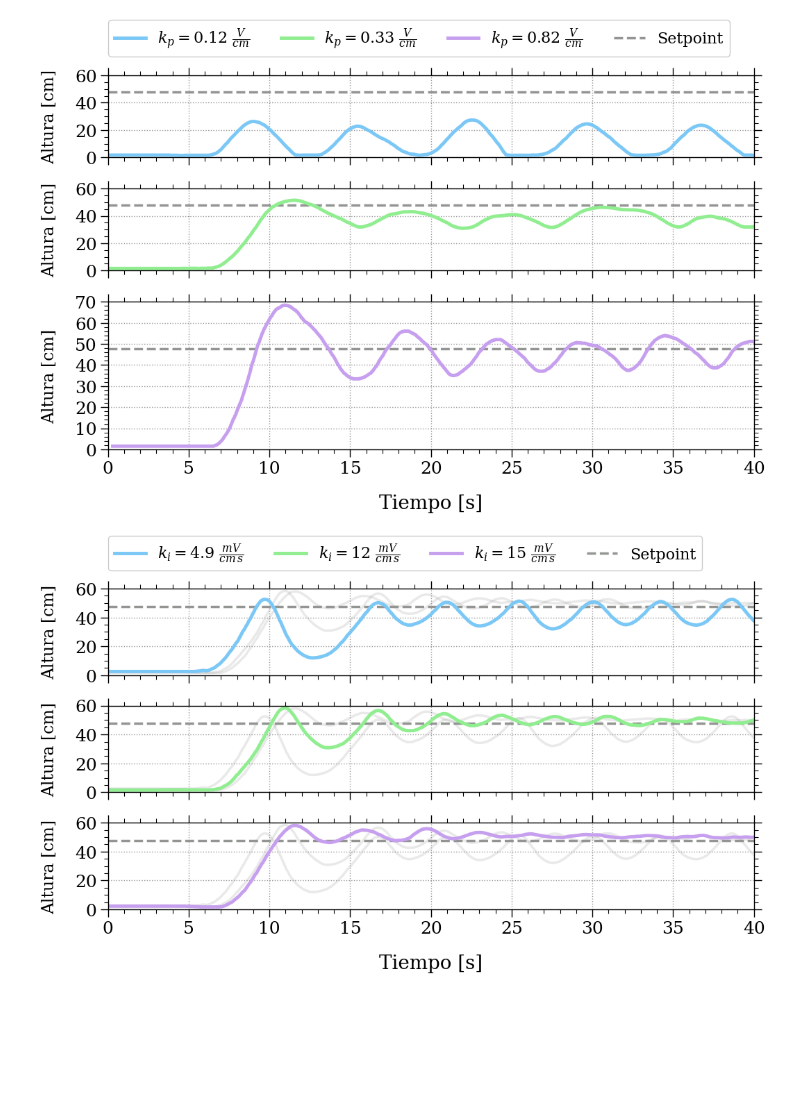
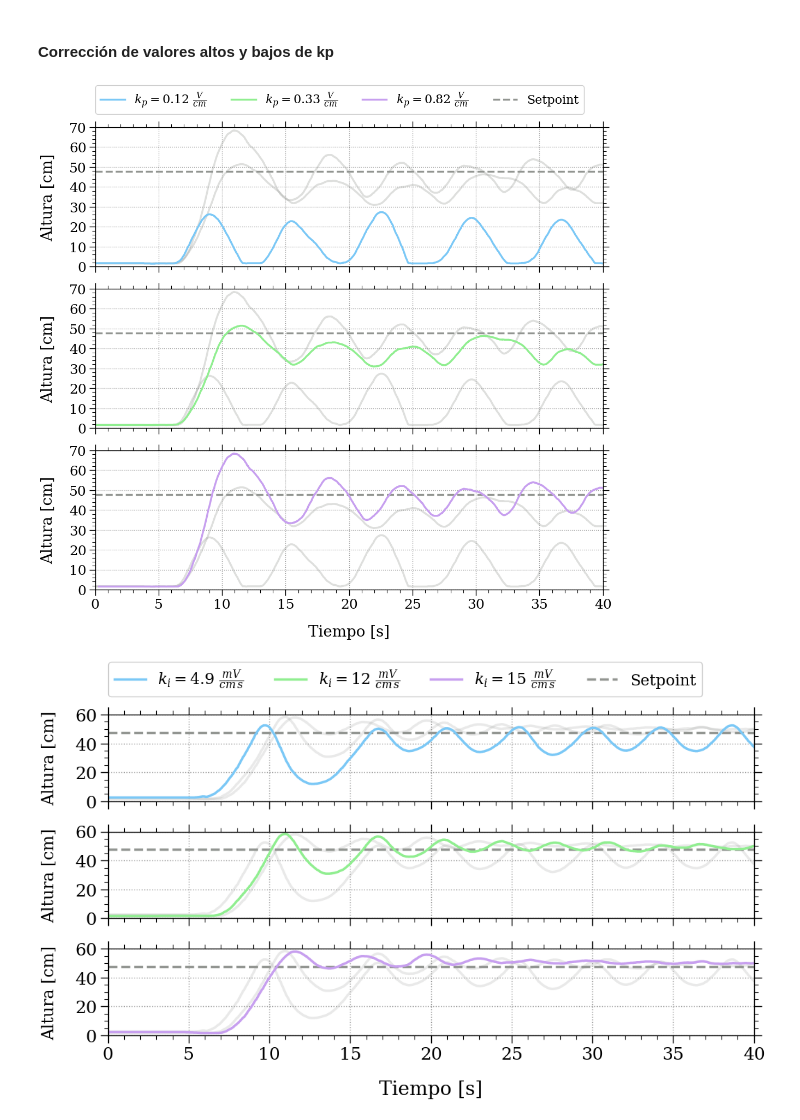
Before and after one commit to Martin-Palomeque/PID, a Jupyter notebook: Entregas/figuras_informe.ipynb, the cells around one changed output. Cells and saved outputs as stored; diff of their text form; code cells hidden in the pictures; blank space fills up the shorter version.

Commit message:
Revert "correcciones a figuras informe"

```diff
--- a/Entregas/figuras_informe.ipynb
+++ b/Entregas/figuras_informe.ipynb
@@ -255,3 +443,5 @@ Setpoint real: 48.94204
+# %% [markdown]
+#### Corrección de valores altos y bajos de kp
 # %%
 df = pd.read_csv(fr'..\Mediciones\Clase 3\PID\PID-2-0-0-barrido.csv')
 t2 = df['Time'].values + 3.9
@@ -262,58 +452,51 @@ h2 = np.insert(h2, 0, h2[0])
 df = pd.read_csv(fr'..\Mediciones\Clase 3\PID\PID-0.7-0-0-barrido.csv')
 t07 = df['Time'].values + 0.1
 h07 = px2d(df['Position'].values)
 
 df = pd.read_csv(fr'..\Mediciones\Clase 2\crtl_P_Kp5min2.csv', header=None, names=['Time', 'Position', 'P'])
 t5 = df['Time'].values - 1.8
 h5 = px2d(df['Position'].values)*1.46 + h2[0]
 
 
-fig, ax = plt.subplots(3, 1, sharex=True, figsize=(12, 7), gridspec_kw={'height_ratios': [1, 1, 1.8]})
+fig, ax = plt.subplots(3, 1, sharex=True, figsize=(12, 11))
 axtop, axmed, axbot = ax
 axbot.set_xlabel('Tiempo [s]')
-axtop.set_ylim(0,60)
-axmed.set_ylim(0,60)
-axbot.set_ylim(0,70)
-axtop.set_yticks(range(0, 61, 20))
-axmed.set_yticks(range(0, 61, 20))
-axbot.set_yticks(range(0, 71, 10))
 
 # Top
 axtop.axhline(px2d(400), c='C9', ls='--')
-# axtop.plot(t5, h5, c='C9', alpha=0.3)
-# axtop.plot(t2, h2, c='C9', alpha=0.3)
-axtop.plot(t07, h07, lw=lw_main, label=r'$k_p = 0.12 \ \frac{V}{cm}$', c='C1')
+axtop.plot(t5, h5, c='C9', alpha=0.3)
+axtop.plot(t2, h2, c='C9', alpha=0.3)
+axtop.plot(t07, h07, label=r'$k_p = 0.12 \ \frac{V}{cm}$', c='C1')
 
 # Med
 
 axmed.axhline(px2d(400), c='C9', ls='--')
-# axmed.plot(t07, h07,  c='C9', alpha=0.3)
-# axmed.plot(t5, h5, c='C9', alpha=0.3)
-axmed.plot(t2, h2, lw=lw_main, label=r'$k_p = 0.33 \ \frac{V}{cm}$', c='C0')
+axmed.plot(t07, h07,  c='C9', alpha=0.3)
+axmed.plot(t5, h5, c='C9', alpha=0.3)
+axmed.plot(t2, h2, label=r'$k_p = 0.33 \ \frac{V}{cm}$', c='C0')
 
 # Bot
 
 axbot.axhline(px2d(400), c='C9', ls='--')
-# axbot.plot(t07, h07,  c='C9', alpha=0.3)
-# axbot.plot(t2, h2, c='C9', alpha=0.3)
-axbot.plot(t5, h5, lw=lw_main, label=r'$k_p = 0.82 \ \frac{V}{cm}$', c='C2')
+axbot.plot(t07, h07,  c='C9', alpha=0.3)
+axbot.plot(t2, h2, c='C9', alpha=0.3)
+axbot.plot(t5, h5, label=r'$k_p = 0.82 \ \frac{V}{cm}$', c='C2')
 
 plot_setpoint = axbot.axhline(px2d(400), c='C9', ls='--', label='Setpoint')
 
-plt.subplots_adjust(hspace=0.3)
+plt.subplots_adjust(hspace=0.16)
 for ax_i in ax:
-    ax_i.set_ylabel('Altura [cm]', fontsize=17)
+    ax_i.set_ylabel('Altura [cm]')
     ax_i.set_xlim(0, 40)
-    # ax_i.set_ylim(0, 70)
-    # # ax_i.legend()
-    # ax_i.set_yticks(range(0, 71, 10))
-fig.legend(bbox_to_anchor=(0.88, 1.01), ncol=4, fontsize=16)
+    ax_i.set_ylim(0, 70)
+    # ax_i.legend()
+    ax_i.set_yticks(range(0, 71, 10))
+fig.legend(bbox_to_anchor=(0.88, 0.96), ncol=4, fontsize=16)
 plot_setpoint.set_visible(False)
-if descargar:
-    fig.savefig('.\Figuras\P_3kp')
+# fig.savefig('.\Figuras\P_3')
 plt.show()
 # %% [output]
-[figure, old version]
+[figure, new version]
 # %%
 df = pd.read_csv(fr'..\Mediciones\Clase 3\PID\PID-2-0.03-0-barrido.csv')
 tlow = df['Time'].values
```
Also changed, not shown: parts of 26 cells of this notebook, 15 other files.
